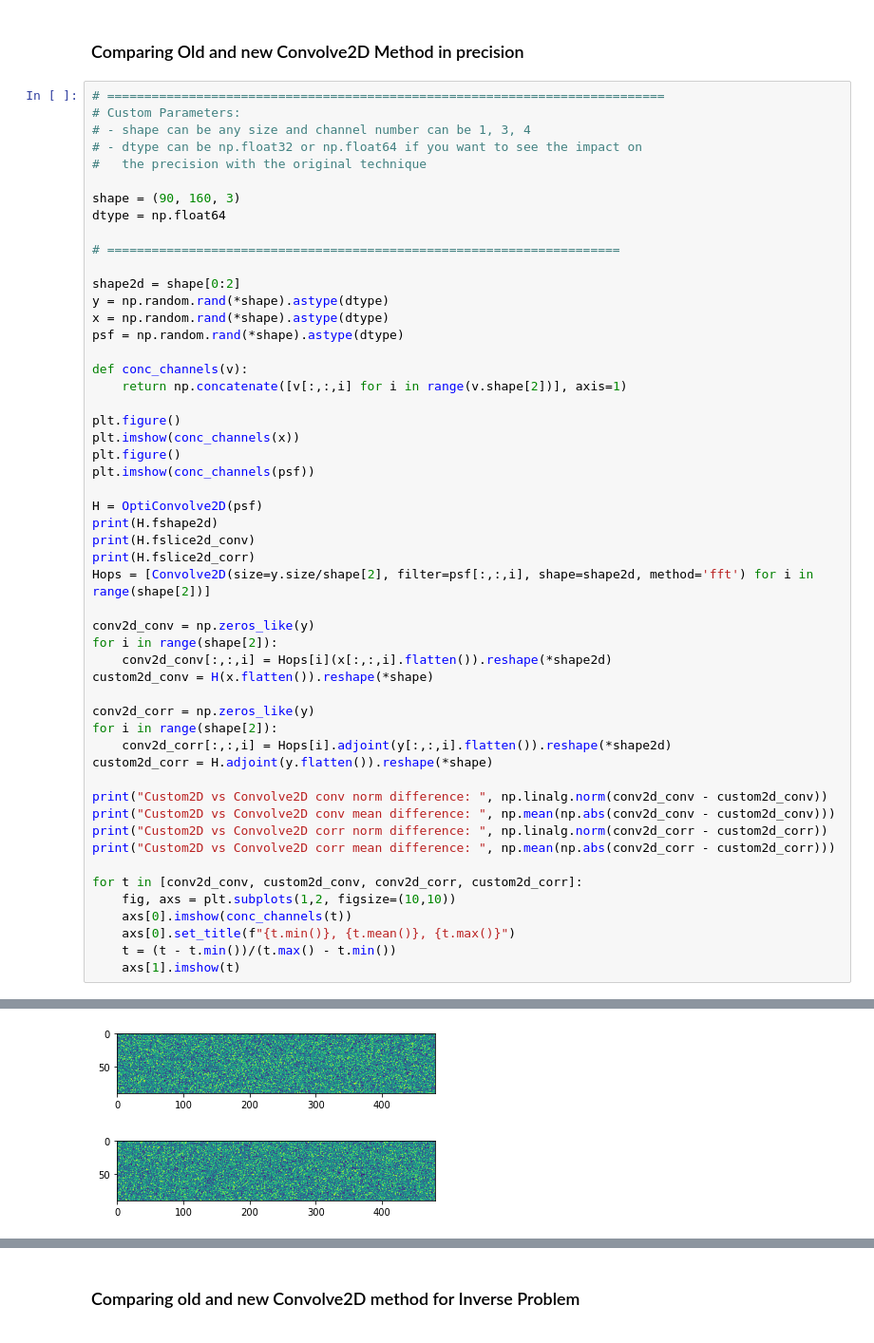
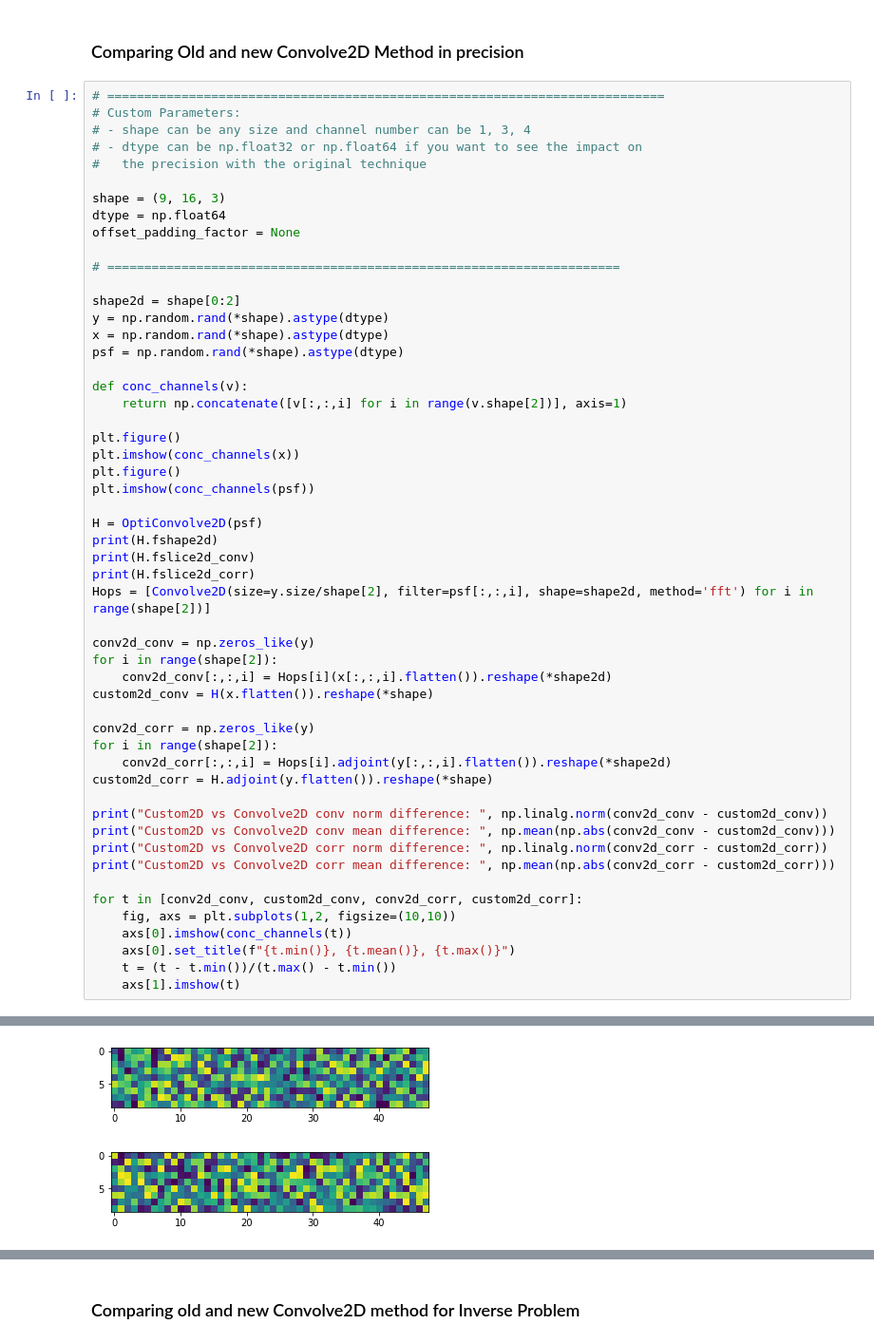
Before and after one commit to alec-flowers/DiffuserCam, a Jupyter notebook: custom_convolve2d.ipynb, the cells around one changed output, grey strips where cells are left out. Shown at 95% size. Saved outputs shown, nothing was run; the diff lists cells and outputs as text.

```diff
--- a/custom_convolve2d.ipynb
+++ b/custom_convolve2d.ipynb
@@ -21,8 +24,9 @@ from scripts.functionals import DCT2, HuberNorm, OptiConvolve2D
 # - dtype can be np.float32 or np.float64 if you want to see the impact on
 #   the precision with the original technique
 
-shape = (90, 160, 3)
+shape = (9, 16, 3)
 dtype = np.float64
+offset_padding_factor = None
 
 # =====================================================================
 
@@ -77,2 +81,2 @@ Custom2D vs Convolve2D corr mean difference:  6.557493642739481e-13
-[figure, old version]
+[figure, new version]
-[figure, old version]
+[figure, new version]
```
Also changed, not shown: parts of 4 cells of this notebook, 1 other file.
